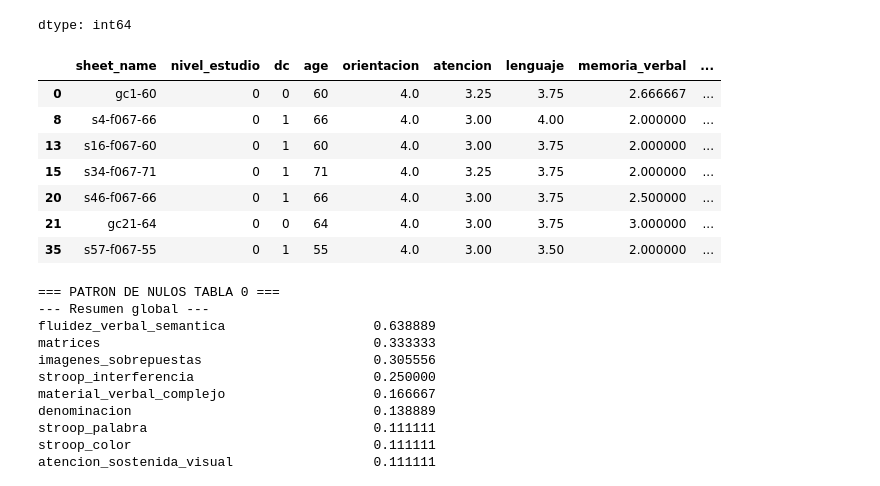
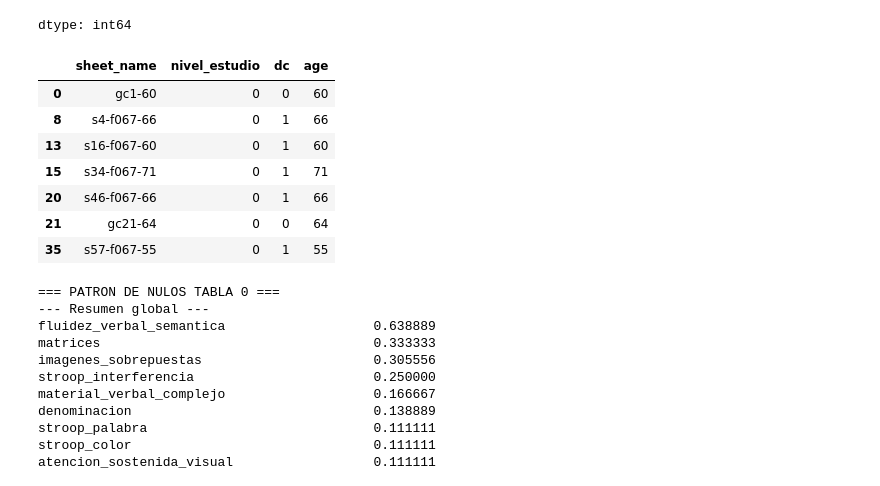
Before and after one commit to Nicolasg2c/dc_model_ts, a Jupyter notebook: src/dc_pipeline_2.ipynb, the cells around one changed output. Cells and saved outputs as stored; diff of their text form; code cells hidden in the pictures.

```diff
--- a/src/dc_pipeline_2.ipynb
+++ b/src/dc_pipeline_2.ipynb
@@ -1053,11 +1061,11 @@ dominios = {
 }
 
 # Construir dataframe por dominios
-salida = df_union[cols_id].copy()
+df_complete = df_union[cols_id].copy()
 for dominio, cols in dominios.items():
-    salida[dominio] = _domain_score(df_union, cols)
+    df_complete[dominio] = _domain_score(df_union, cols)
 
-salida.head()
+df_complete.head()
 # %% [output]
 |  | sheet_name | nivel_estudio | dc | age | orientacion | atencion | lenguaje | memoria_verbal | ... |
 | 0 | gc1-60 | 0 | 0 | 60 | 4.0 | 3.25 | 3.75 | 2.666667 | ... |
@@ -1084,16 +1092,16 @@ salida.isnull().sum()
 dtype: int64
 # %%
 #ver las columnas que tienen gnosias en nulo
-salida[salida['gnosias'].isnull()][cols_id]
+df_complete[df_complete['gnosias'].isnull()][cols_id]
 # %% [output]
-|  | sheet_name | nivel_estudio | dc | age | orientacion | atencion | lenguaje | memoria_verbal | ... |
-| 0 | gc1-60 | 0 | 0 | 60 | 4.0 | 3.25 | 3.75 | 2.666667 | ... |
-| 8 | s4-f067-66 | 0 | 1 | 66 | 4.0 | 3.00 | 4.00 | 2.000000 | ... |
-| 13 | s16-f067-60 | 0 | 1 | 60 | 4.0 | 3.00 | 3.75 | 2.000000 | ... |
-| 15 | s34-f067-71 | 0 | 1 | 71 | 4.0 | 3.25 | 3.75 | 2.000000 | ... |
-| 20 | s46-f067-66 | 0 | 1 | 66 | 4.0 | 3.00 | 3.75 | 2.500000 | ... |
-| 21 | gc21-64 | 0 | 0 | 64 | 4.0 | 3.00 | 3.75 | 3.000000 | ... |
-| 35 | s57-f067-55 | 0 | 1 | 55 | 4.0 | 3.00 | 3.50 | 2.000000 | ... |
+|  | sheet_name | nivel_estudio | dc | age |
+| 0 | gc1-60 | 0 | 0 | 60 |
+| 8 | s4-f067-66 | 0 | 1 | 66 |
+| 13 | s16-f067-60 | 0 | 1 | 60 |
+| 15 | s34-f067-71 | 0 | 1 | 71 |
+| 20 | s46-f067-66 | 0 | 1 | 66 |
+| 21 | gc21-64 | 0 | 0 | 64 |
+| 35 | s57-f067-55 | 0 | 1 | 55 |
 # %%
 # Patron de nulos: resumen, por grupo clinico y co-ocurrencia
 
```
Also changed, not shown: parts of 11 cells of this notebook.
